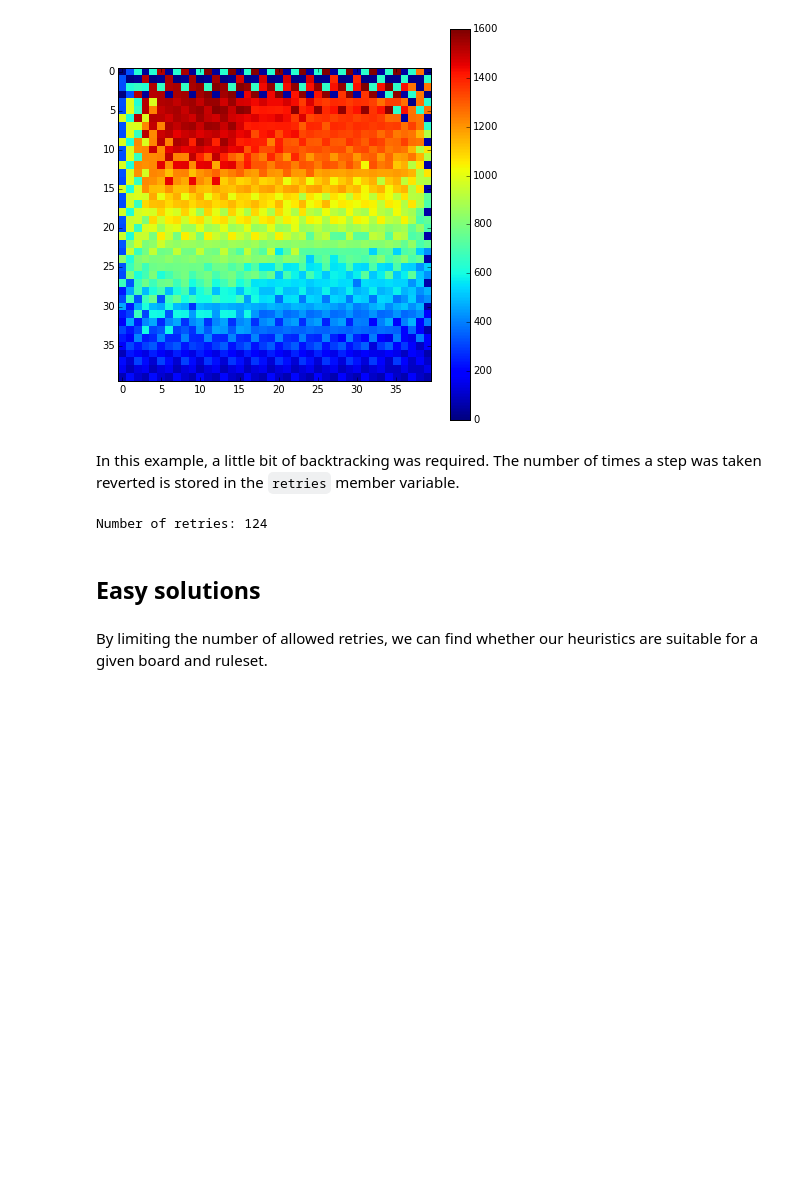
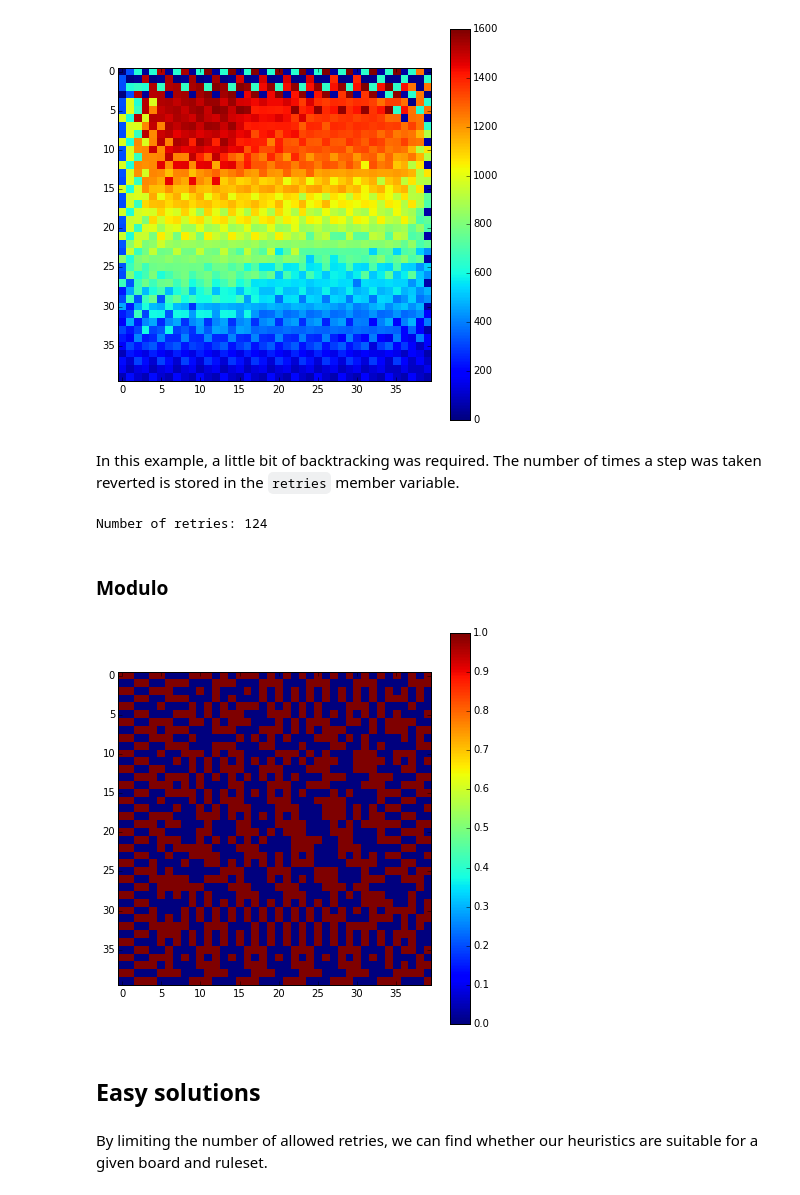
Before and after one commit to jfjlaros/hamilton, a Jupyter notebook: heatmap.ipynb, the cells around one changed output. Cells and saved outputs as stored; diff of their text form; code cells hidden in the pictures; blank space fills up the shorter version.

```diff
--- a/heatmap.ipynb
+++ b/heatmap.ipynb
@@ -29,5 +54,5 @@ This ruleset allows a piece to move either three squares up or down, or two squa
 # %%
-metita = Hamilton(get_moves('metita.yml'), 40, 40, 0, 0)
+metita = Hamilton(metita_moves, 40, 40, 0, 0)
 visualise(metita.board)
 # %% [output]
 [figure]
@@ -80,6 +115,12 @@ In this example, a little bit of backtracking was required. The number of times
 print 'Number of retries: {}'.format(spider.retries)
 # %% [output]
 Number of retries: 124
+# %% [markdown]
+### Modulo
+# %%
+visualise(mod_board(metita.board, 2))
+# %% [output]
+[figure, added]
 # %% [markdown]
 ## Easy solutions
 # %% [markdown]
```
Also changed, not shown: parts of 7 cells of this notebook.
